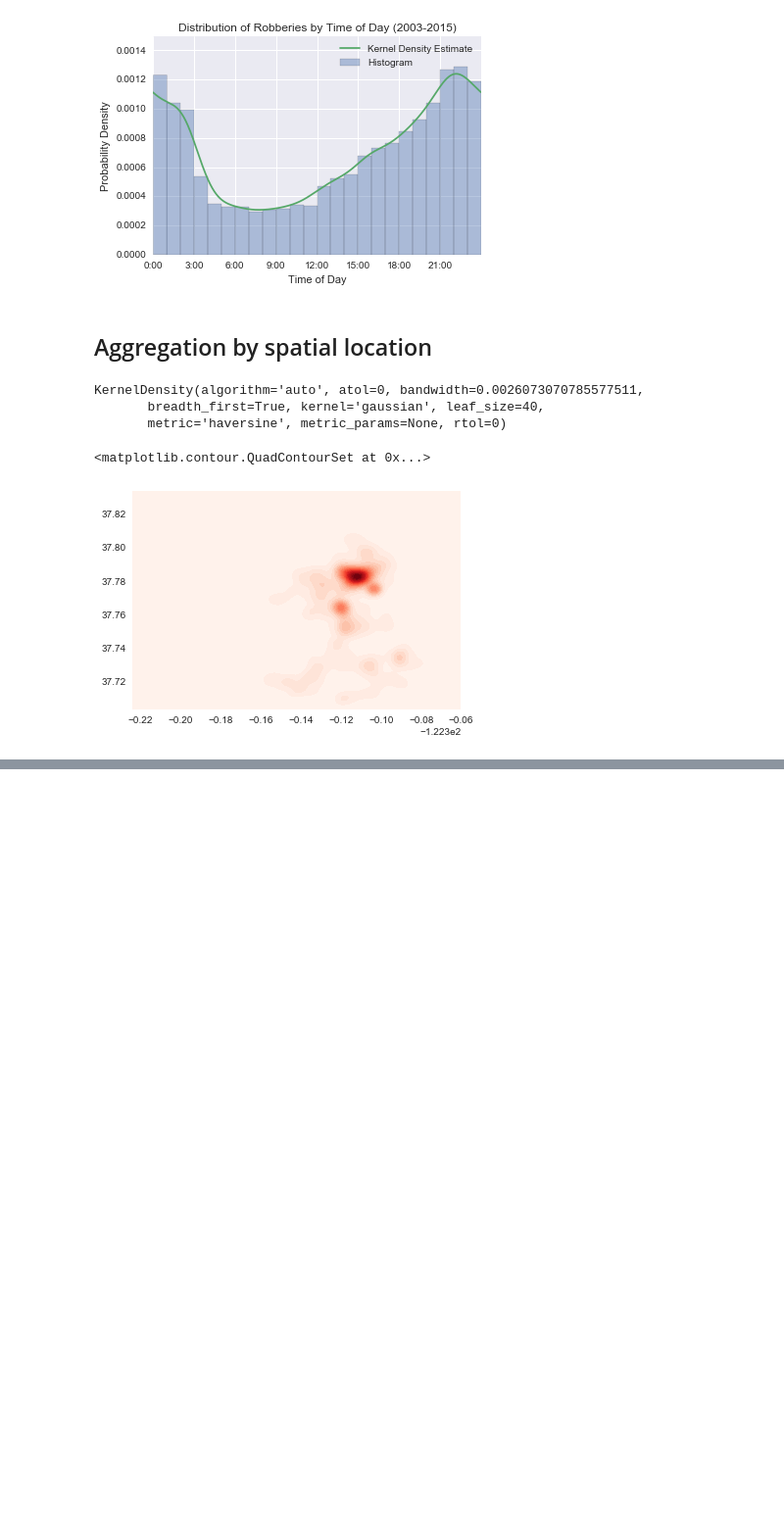
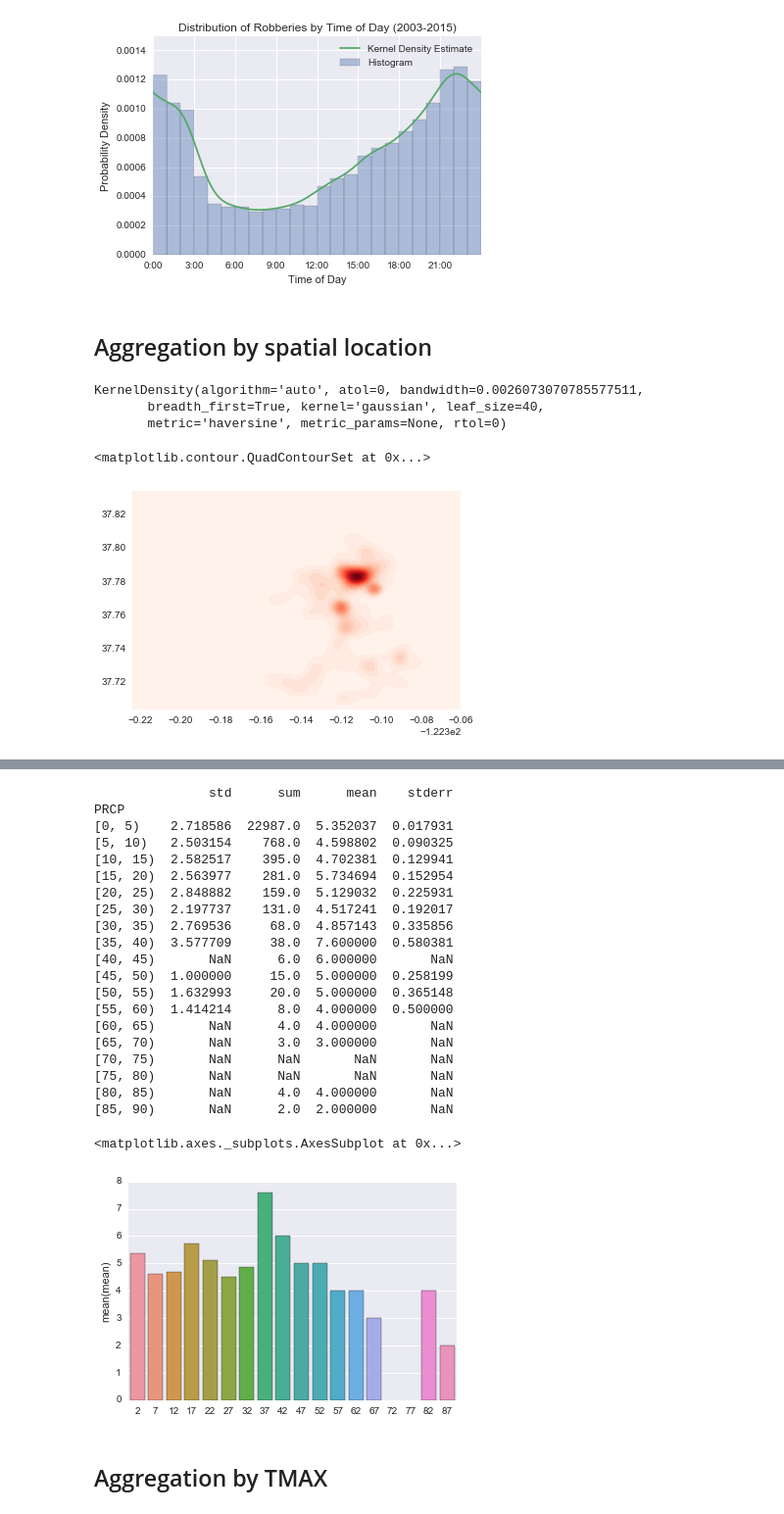
Before and after one commit to jayqi/sf-walk-safety, a Jupyter notebook: ipynbs/Robbery Histograms and KDEs.ipynb, the cells around one changed output, grey strips where cells are left out. Shown: that part at 98% size. Saved outputs shown, nothing was run; the diff lists cells and outputs as text; code cells hidden in the pictures; blank space fills up the shorter version.

Commit message:
Histograms for weather for robberies

```diff
--- a/ipynbs/Robbery Histograms and KDEs.ipynb
+++ b/ipynbs/Robbery Histograms and KDEs.ipynb
@@ -180,0 +214,34 @@ def toheatarray(X,Z):
+# %%
+groupbydate = df.groupby(by='date').size().to_frame(name='count')
+groupbydate.reset_index(inplace=True)
+groupbydate = groupbydate.merge(weather,how="inner",left_on="date",right_on="DATE")
+groupbyprcp = groupbydate.groupby(pd.cut(groupbydate.PRCP,bins=range(0,91,5),right=False))
+groupbyprcp = groupbyprcp['count'].agg({'sum' : sum, 'mean' : np.mean, 'std' : np.std})
+groupbyprcp['stderr'] = groupbyprcp.apply(lambda row: row['std']/np.sqrt(row['sum']),axis=1)
+print groupbyprcp
+sns.barplot(x=np.arange(2,88,5),y=groupbyprcp['mean'])
+# %% [output]
+               std      sum      mean    stderr
+PRCP
+[0, 5)    2.718586  22987.0  5.352037  0.017931
+[5, 10)   2.503154    768.0  4.598802  0.090325
+[10, 15)  2.582517    395.0  4.702381  0.129941
+[15, 20)  2.563977    281.0  5.734694  0.152954
+[20, 25)  2.848882    159.0  5.129032  0.225931
+[25, 30)  2.197737    131.0  4.517241  0.192017
+[30, 35)  2.769536     68.0  4.857143  0.335856
+[35, 40)  3.577709     38.0  7.600000  0.580381
+[40, 45)       NaN      6.0  6.000000       NaN
+[45, 50)  1.000000     15.0  5.000000  0.258199
+[50, 55)  1.632993     20.0  5.000000  0.365148
+[55, 60)  1.414214      8.0  4.000000  0.500000
+[60, 65)       NaN      4.0  4.000000       NaN
+[65, 70)       NaN      3.0  3.000000       NaN
+[70, 75)       NaN      NaN       NaN       NaN
+[75, 80)       NaN      NaN       NaN       NaN
+[80, 85)       NaN      4.0  4.000000       NaN
+[85, 90)       NaN      2.0  2.000000       NaN
+<matplotlib.axes._subplots.AxesSubplot at 0x...>
+[figure, added]
+# %% [markdown]
+## Aggregation by TMAX
```
Also changed, not shown: parts of 11 cells of this notebook.
